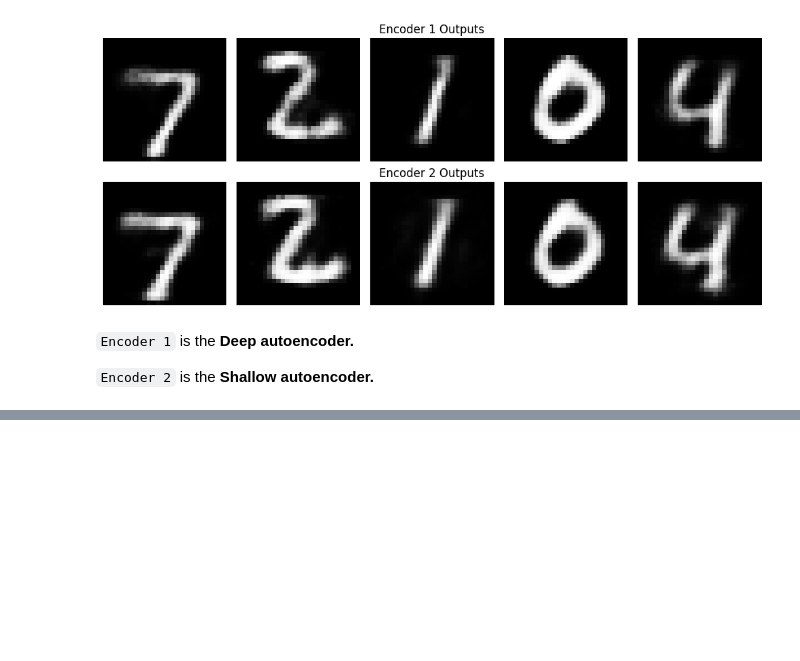
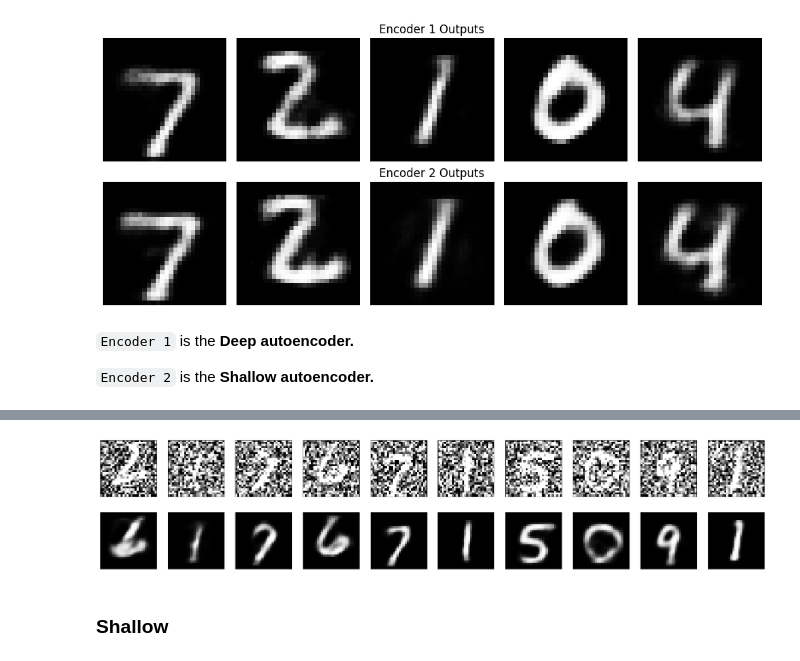
Before and after one commit to LewGoesB00M/CMP6228, a Jupyter notebook: Labs/Local/Lab 9/Autoencoders.ipynb, the cells around one changed output, grey strips where cells are left out. Cells and saved outputs as stored; diff of their text form; code cells hidden in the pictures; blank space fills up the shorter version.

Commit message:
Lab 9 - Deep and shallow ANN denoisers. CNN denoiser file renamed to reflect this.

```diff
--- a/Labs/Local/Lab 9/Autoencoders.ipynb
+++ b/Labs/Local/Lab 9/Autoencoders.ipynb
@@ -241,0 +271,12 @@ compare_autoencoder_outputs(deep_autoencoder, shallow_autoencoder)
+# %%
+noise_factor = 0.5
+
+x_train_noisy = np.clip(x_train + np.random.normal(loc=0.5,
+                                                   scale=noise_factor,
+                                                   size=x_train.shape),
+                        0.0, 1.0)
+
+x_test_noisy = np.clip(x_test + np.random.normal(loc=0.5,
+                                                 scale=noise_factor,
+                                                 size=x_test.shape),
+                       0.0, 1.0)
@@ -241,0 +285,17 @@ compare_autoencoder_outputs(deep_autoencoder, shallow_autoencoder)
+# %%
+input_size = 784
+hidden_size = 128
+code_size = 32
+
+input_img = Input(shape=(input_size,))
+hidden_1 = Dense(hidden_size, activation='relu')(input_img)
+code = Dense(code_size, activation='relu')(hidden_1)
+hidden_2 = Dense(hidden_size, activation='relu')(code)
+output_img = Dense(input_size, activation='sigmoid')(hidden_2)
+
+deepDenoising_autoencoder = Model(input_img, output_img)
+deepDenoising_autoencoder.compile(optimizer=Adam(), loss='binary_crossentropy')
+# %%
+history_deepDenoise = deepDenoising_autoencoder.fit(x_train_noisy, x_train,
+                               epochs=25, batch_size=256,
+                               shuffle=True, validation_split=0.1)
@@ -241,0 +320,7 @@ compare_autoencoder_outputs(deep_autoencoder, shallow_autoencoder)
+# %%
+deepDenoisePredictions = deepDenoising_autoencoder.predict(x_test_noisy)
+display(x_test_noisy, deepDenoisePredictions)
+# %% [output]
+[figure, added]
+# %% [markdown]
+### Shallow
```
Also changed, not shown: parts of 12 cells of this notebook.
